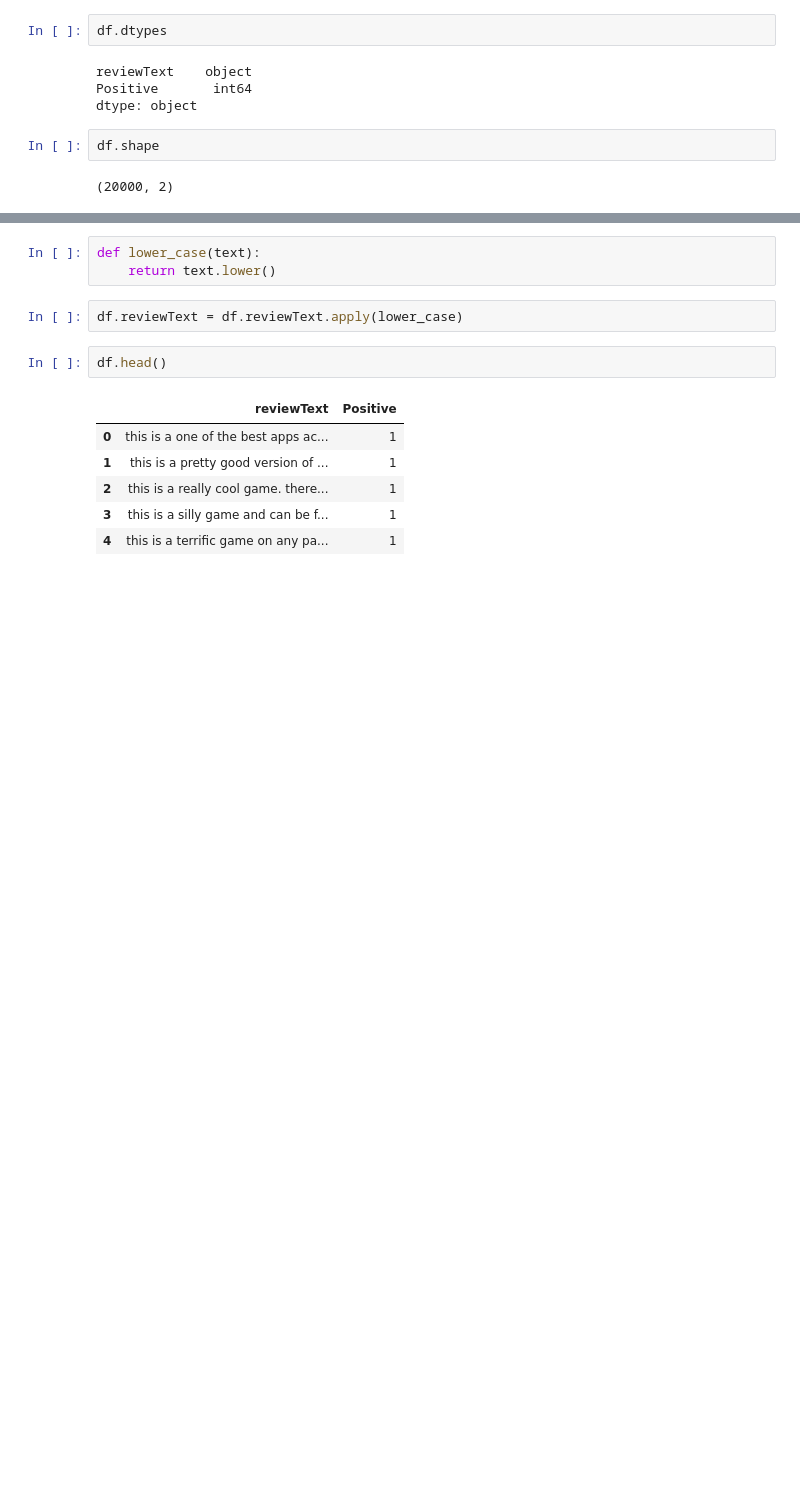
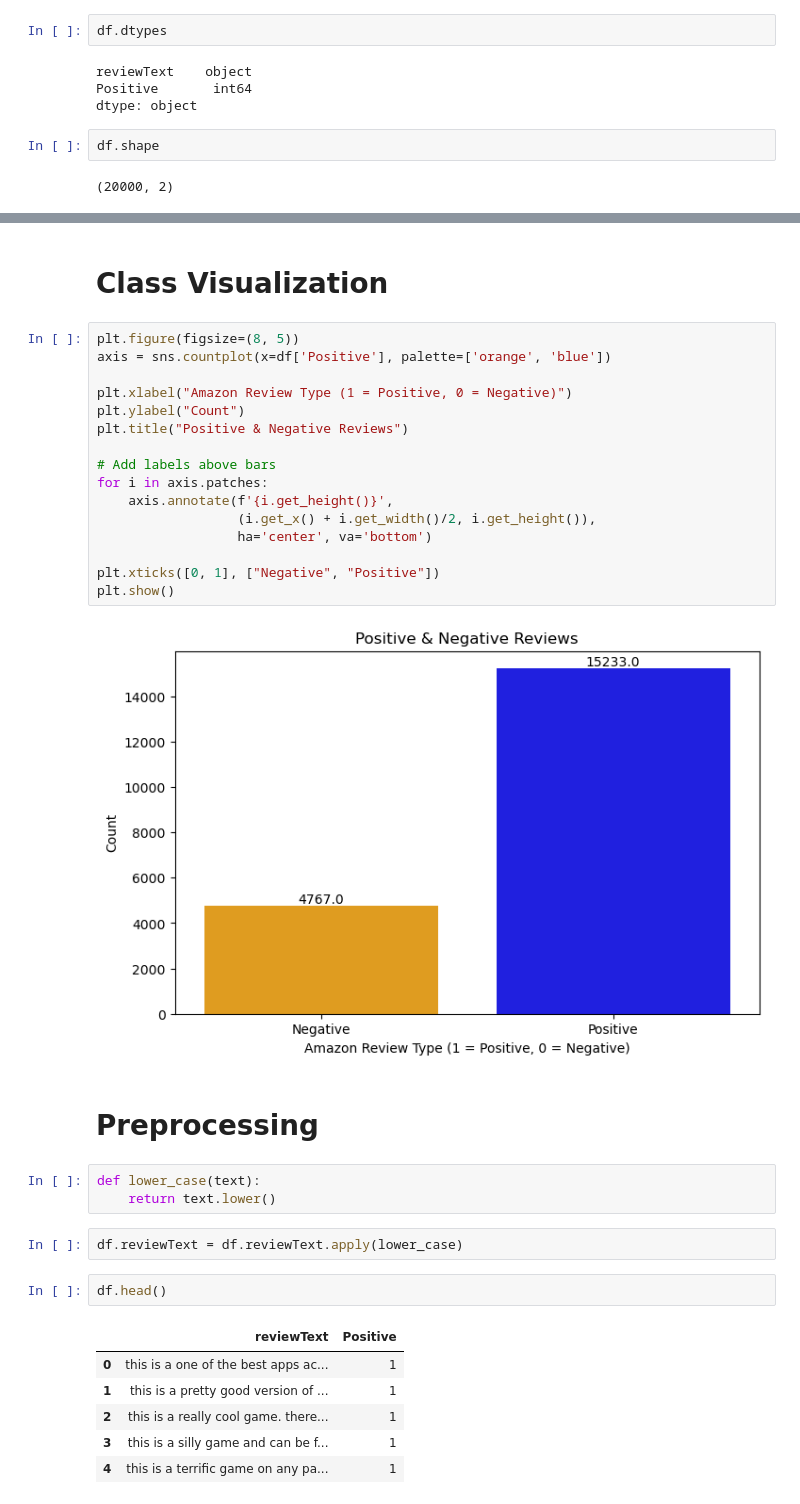
Before and after one commit to avimallik/amazon_reviews_sentiment_analysis_naive_bayes, a Jupyter notebook: amazon_reviews_sentiment_analysis_naive_bayes.ipynb, the cells around one changed output, grey strips where cells are left out. Saved outputs shown, nothing was run; the diff lists cells and outputs as text; blank space fills up the shorter version.

Commit message:
Count Positive and Negative review and visualize

```diff
--- a/amazon_reviews_sentiment_analysis_naive_bayes.ipynb
+++ b/amazon_reviews_sentiment_analysis_naive_bayes.ipynb
@@ -46,3 +54,25 @@ df.shape
+# %% [markdown]
+# Class Visualization
+# %%
+plt.figure(figsize=(8, 5))
+axis = sns.countplot(x=df['Positive'], palette=['orange', 'blue'])
+
+plt.xlabel("Amazon Review Type (1 = Positive, 0 = Negative)")
+plt.ylabel("Count")
+plt.title("Positive & Negative Reviews")
+
+# Add labels above bars
+for i in axis.patches:
+    axis.annotate(f'{i.get_height()}',
+                  (i.get_x() + i.get_width()/2, i.get_height()),
+                  ha='center', va='bottom')
+
+plt.xticks([0, 1], ["Negative", "Positive"])
+plt.show()
+# %% [output]
+[figure, added]
+# %% [markdown]
+# Preprocessing
 # %%
 def lower_case(text):
     return text.lower()
```
Also changed, not shown: parts of 14 cells of this notebook, 3 other files.
